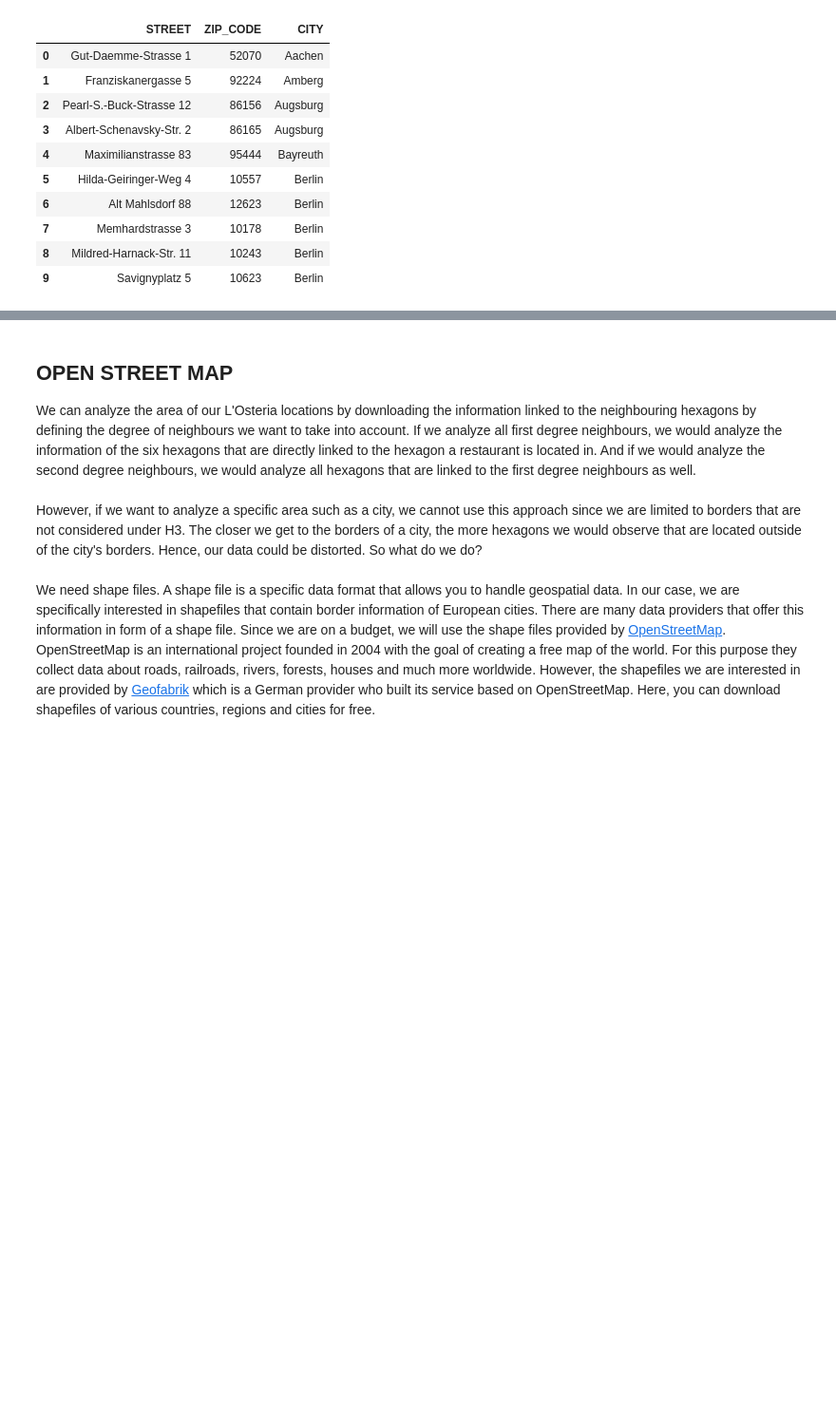
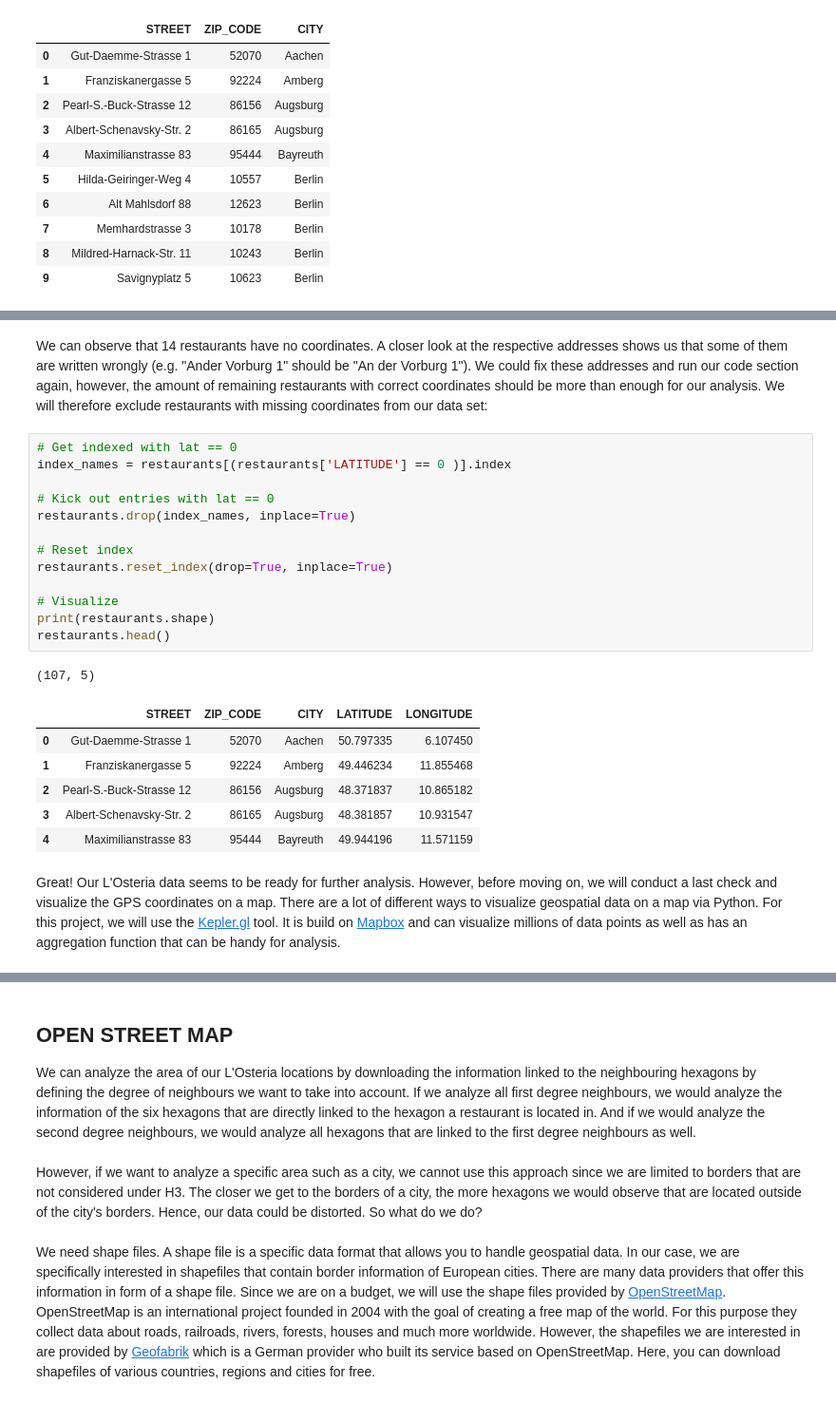
Before and after one commit to Mauricebuettgenbach/battle_of_the_neighborhoods, a Jupyter notebook: THE_BATTLE_OF_NEIHBORHOODS.ipynb, the cells around one changed output, grey strips where cells are left out. Shown: that part at 95% size. Saved outputs shown, nothing was run; the diff lists cells and outputs as text; blank space fills up the shorter version.

```diff
--- a/THE_BATTLE_OF_NEIHBORHOODS.ipynb
+++ b/THE_BATTLE_OF_NEIHBORHOODS.ipynb
@@ -130,0 +242,25 @@ df shape: (121, 3)
+# %% [markdown]
+We can observe that 14 restaurants have no coordinates. A closer look at the respective addresses shows us that some of them are written wrongly (e.g. "Ander Vorburg 1" should be "An der Vorburg 1"). We could fix these addresses and run our code section again, however, the amount of remaining restaurants with correct coordinates should be more than enough for our analysis. We will therefore exclude restaurants with missing coordinates from our data set:
+# %%
+# Get indexed with lat == 0
+index_names = restaurants[(restaurants['LATITUDE'] == 0 )].index
+
+# Kick out entries with lat == 0
+restaurants.drop(index_names, inplace=True)
+
+# Reset index
+restaurants.reset_index(drop=True, inplace=True)
+
+# Visualize
+print(restaurants.shape)
+restaurants.head()
+# %% [output]
+(107, 5)
+|  | STREET | ZIP_CODE | CITY | LATITUDE | LONGITUDE |
+| 0 | Gut-Daemme-Strasse 1 | 52070 | Aachen | 50.797335 | 6.107450 |
+| 1 | Franziskanergasse 5 | 92224 | Amberg | 49.446234 | 11.855468 |
+| 2 | Pearl-S.-Buck-Strasse 12 | 86156 | Augsburg | 48.371837 | 10.865182 |
+| 3 | Albert-Schenavsky-Str. 2 | 86165 | Augsburg | 48.381857 | 10.931547 |
+| 4 | Maximilianstrasse 83 | 95444 | Bayreuth | 49.944196 | 11.571159 |
+# %% [markdown]
+Great! Our L'Osteria data seems to be ready for further analysis. However, before moving on, we will conduct a last check and visualize the GPS coordinates on a map. There are a lot of different ways to visualize geospatial data on a map via Python. For this project, we will use the [Kepler.gl](https://kepler.gl/) tool. It is build on [Mapbox](https://www.mapbox.com/) and can visualize millions of data points as well as has an aggregation function that can be handy for analysis.
```
Also changed, not shown: parts of 13 cells of this notebook.
